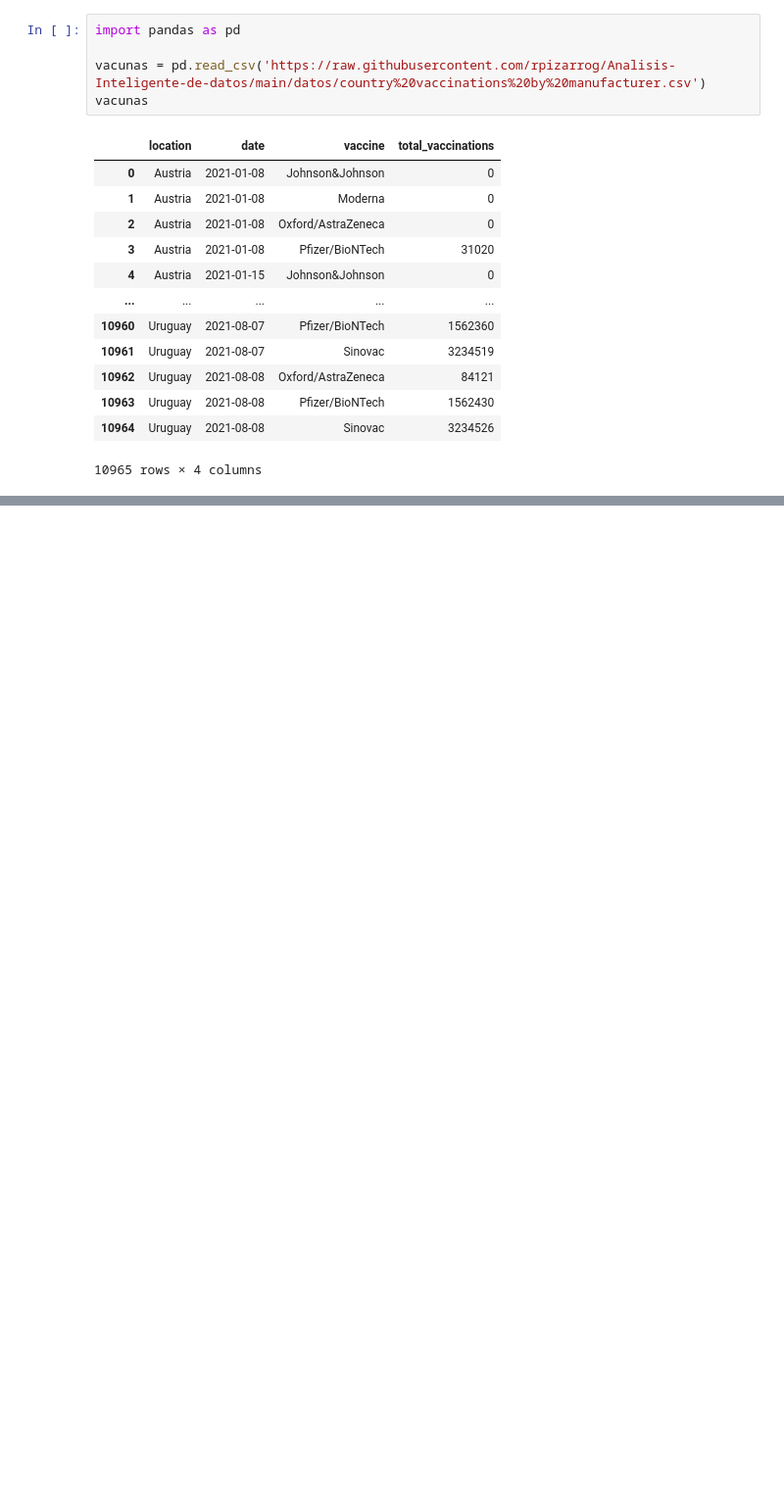
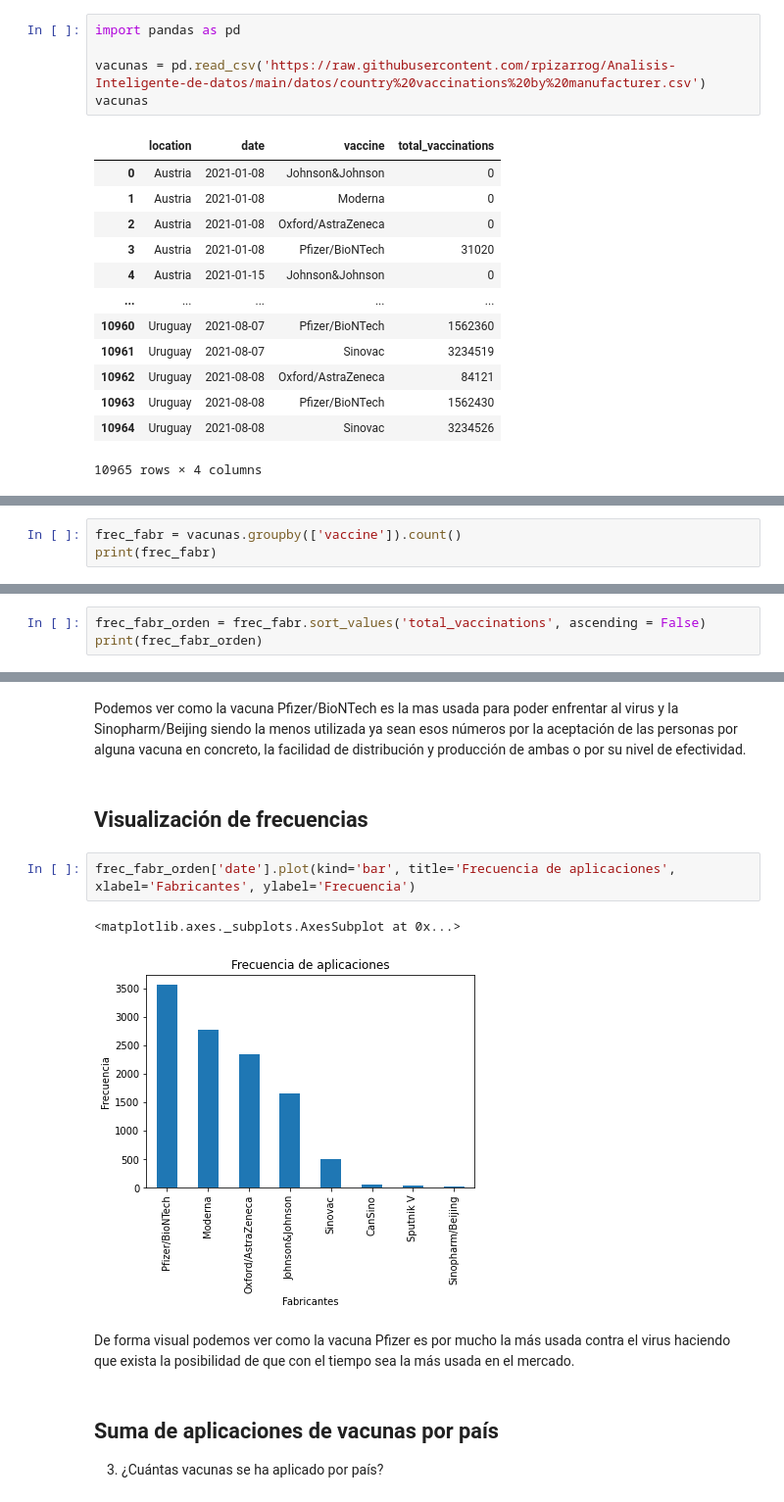
Before and after one commit to kixtter/AnalisisInteligenteDatos, a Jupyter notebook: Unidad 1/Caso_3_Analisis_Descriptivo_de_vacunación_COVID19.ipynb, the cells around one changed output, grey strips where cells are left out. Shown at 98% size. Cells and saved outputs as stored; diff of their text form; blank space fills up the shorter version.

```diff
--- a/Unidad 1/Caso_3_Analisis_Descriptivo_de_vacunación_COVID19.ipynb
+++ b/Unidad 1/Caso_3_Analisis_Descriptivo_de_vacunación_COVID19.ipynb
@@ -71,0 +132,3 @@ Name: location, dtype: int64
+# %%
+frec_fabr = vacunas.groupby(['vaccine']).count()
+print(frec_fabr)
@@ -71,0 +150,3 @@ Name: location, dtype: int64
+# %%
+frec_fabr_orden = frec_fabr.sort_values('total_vaccinations', ascending = False)
+print(frec_fabr_orden)
@@ -71,0 +164,15 @@ Name: location, dtype: int64
+# %% [markdown]
+Podemos ver como la vacuna Pfizer/BioNTech es la mas usada para poder enfrentar al virus y la Sinopharm/Beijing siendo la menos utilizada ya sean esos números por la aceptación de las personas por alguna vacuna en concreto, la facilidad de distribución y producción de ambas o por su nivel de efectividad.
+# %% [markdown]
+## Visualización de frecuencias
+# %%
+frec_fabr_orden['date'].plot(kind='bar', title='Frecuencia de aplicaciones', xlabel='Fabricantes', ylabel='Frecuencia')
+# %% [output]
+<matplotlib.axes._subplots.AxesSubplot at 0x...>
+[figure, added]
+# %% [markdown]
+De forma visual podemos ver como la vacuna Pfizer es por mucho la más usada contra el virus haciendo que exista la posibilidad de que con el tiempo sea la más usada en el mercado.
+# %% [markdown]
+## Suma de aplicaciones de vacunas por país
+
+3.   ¿Cuántas vacunas se ha aplicado por país?
```
Also changed, not shown: parts of 45 cells of this notebook.
